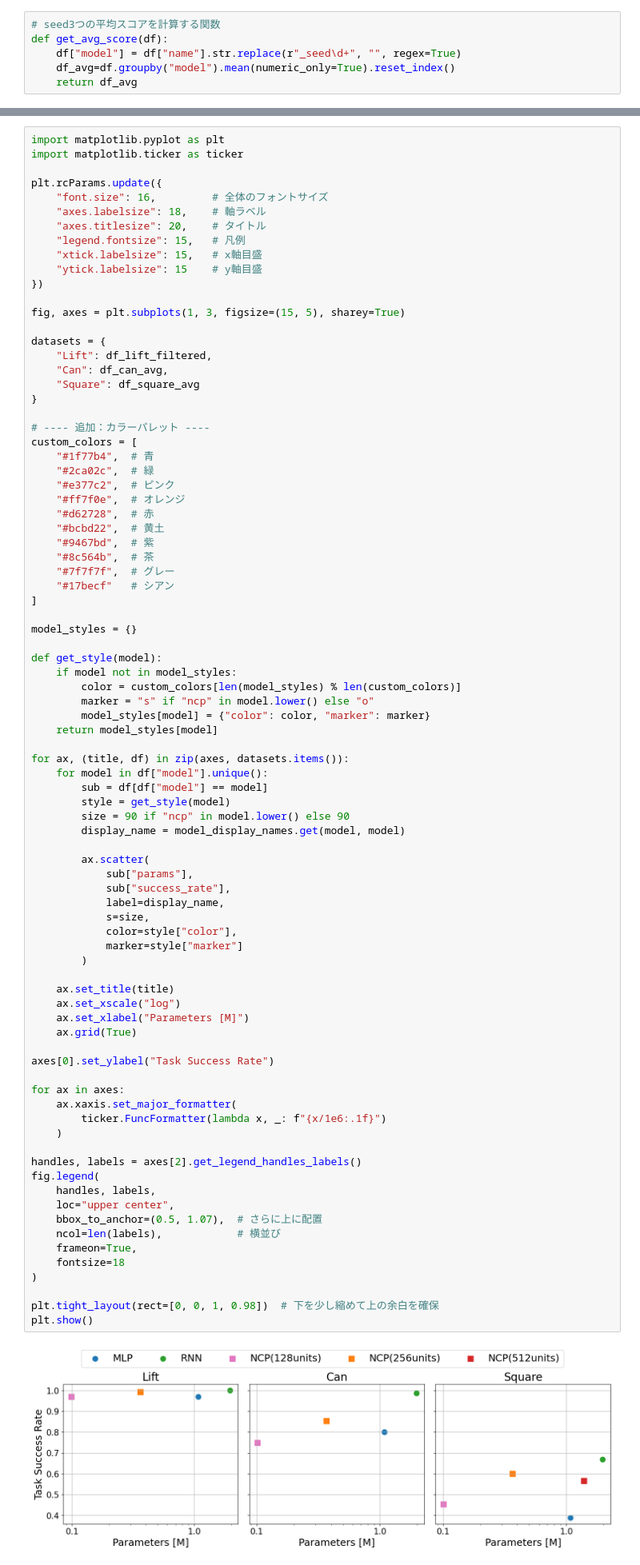
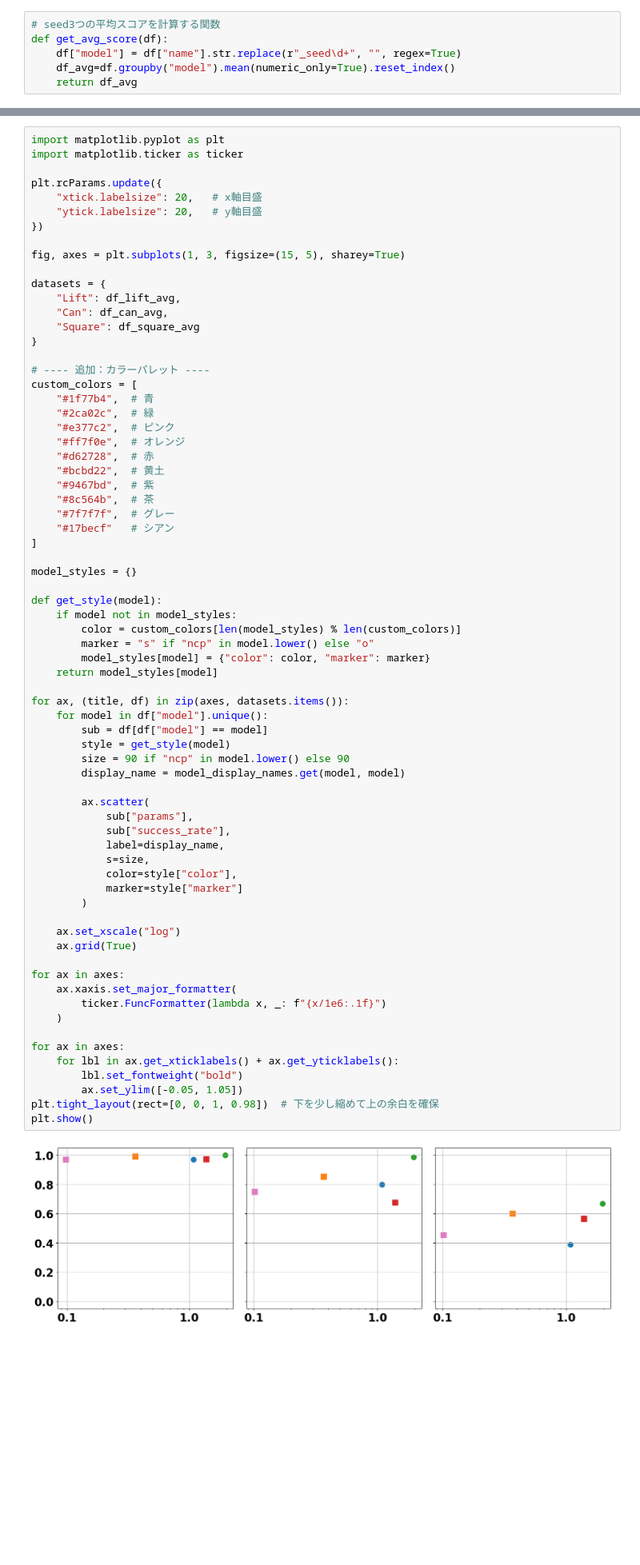
Before and after one commit to yuuharu11/LNN-control, a Jupyter notebook: robomimic/myscript/make-graph/success_rate-model_size.ipynb, the cells around one changed output, grey strips where cells are left out. Shown at 80% size. Cells and saved outputs as stored; diff of their text form; blank space fills up the shorter version.

```diff
--- a/robomimic/myscript/make-graph/success_rate-model_size.ipynb
+++ b/robomimic/myscript/make-graph/success_rate-model_size.ipynb
@@ -142,18 +94,14 @@ import matplotlib.pyplot as plt
 import matplotlib.ticker as ticker
 
 plt.rcParams.update({
-    "font.size": 16,         # 全体のフォントサイズ
-    "axes.labelsize": 18,    # 軸ラベル
-    "axes.titlesize": 20,    # タイトル
-    "legend.fontsize": 15,   # 凡例
-    "xtick.labelsize": 15,   # x軸目盛
-    "ytick.labelsize": 15    # y軸目盛
+    "xtick.labelsize": 20,   # x軸目盛
+    "ytick.labelsize": 20,   # y軸目盛
 })
 
 fig, axes = plt.subplots(1, 3, figsize=(15, 5), sharey=True)
 
 datasets = {
-    "Lift": df_lift_filtered,
+    "Lift": df_lift_avg,
     "Can": df_can_avg,
     "Square": df_square_avg
 }
@@ -181,48 +129,38 @@ def get_style(model):
         model_styles[model] = {"color": color, "marker": marker}
     return model_styles[model]
 
 for ax, (title, df) in zip(axes, datasets.items()):
     for model in df["model"].unique():
         sub = df[df["model"] == model]
         style = get_style(model)
         size = 90 if "ncp" in model.lower() else 90
         display_name = model_display_names.get(model, model)
 
         ax.scatter(
             sub["params"],
             sub["success_rate"],
             label=display_name,
             s=size,
             color=style["color"],
             marker=style["marker"]
         )
 
-    ax.set_title(title)
     ax.set_xscale("log")
-    ax.set_xlabel("Parameters [M]")
     ax.grid(True)
-
-axes[0].set_ylabel("Task Success Rate")
 
 for ax in axes:
     ax.xaxis.set_major_formatter(
         ticker.FuncFormatter(lambda x, _: f"{x/1e6:.1f}")
     )
 
-handles, labels = axes[2].get_legend_handles_labels()
-fig.legend(
-    handles, labels,
-    loc="upper center",
-    bbox_to_anchor=(0.5, 1.07),  # さらに上に配置
-    ncol=len(labels),            # 横並び
-    frameon=True,
-    fontsize=18
-)
-
+for ax in axes:
+    for lbl in ax.get_xticklabels() + ax.get_yticklabels():
+        lbl.set_fontweight("bold")
+        ax.set_ylim([-0.05, 1.05])
 plt.tight_layout(rect=[0, 0, 1, 0.98])  # 下を少し縮めて上の余白を確保
 plt.show()
 # %% [output]
-[figure, old version]
+[figure, new version]
 # %%
 import matplotlib.pyplot as plt
 import matplotlib.ticker as ticker
```
Also changed, not shown: parts of 4 cells of this notebook, 5 other files.
